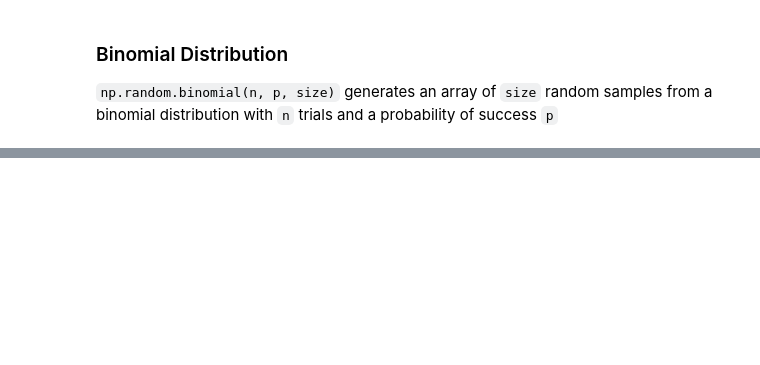
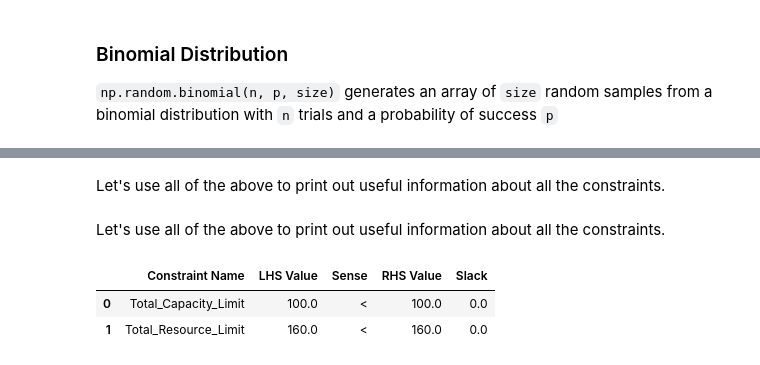
Before and after one commit to dan-a-iancu/OIT248, a Jupyter notebook: Handouts/Cheat_Sheet_for_OIT248.ipynb, the cells around one changed output, grey strips where cells are left out. Drawn from its saved outputs; the diff is of its cells as text; code cells hidden in the pictures; blank space fills up the shorter version.

```diff
--- a/Handouts/Cheat_Sheet_for_OIT248.ipynb
+++ b/Handouts/Cheat_Sheet_for_OIT248.ipynb
@@ -1366,0 +1679,3 @@ Random binomial sample: [7 3 4]
+# %%
+allConstraints = model.getConstrs()
+print(allConstraints)
@@ -1366,0 +1699,18 @@ Random binomial sample: [7 3 4]
+# %% [markdown]
+Let's use all of the above to print out useful information about all the constraints.
+# %% [markdown]
+Let's use all of the above to print out useful information about all the constraints.
+# %%
+# Below, we create a nice data-frame to print useful information about constraints
+# we'll store all the data in a list of lists (!):
+#  - the outer list contains one list for each constraint
+#  - the inner list (for a given constraint) has the name, value of the LHS, RHS, sense and slack
+all_constr_data = [ [c.ConstrName, model.getRow(c).getValue(), c.Sense, c.RHS, c.Slack] for c in allConstraints ]
+
+# convert into a dataframe and print
+df = pd.DataFrame(all_constr_data, columns=["Constraint Name", "LHS Value", "Sense", "RHS Value", "Slack"])
+display(df)
+# %% [output]
+|  | Constraint Name | LHS Value | Sense | RHS Value | Slack |
+| 0 | Total_Capacity_Limit | 100.0 | < | 100.0 | 0.0 |
+| 1 | Total_Resource_Limit | 160.0 | < | 160.0 | 0.0 |
```
Also changed, not shown: parts of 54 cells of this notebook.
